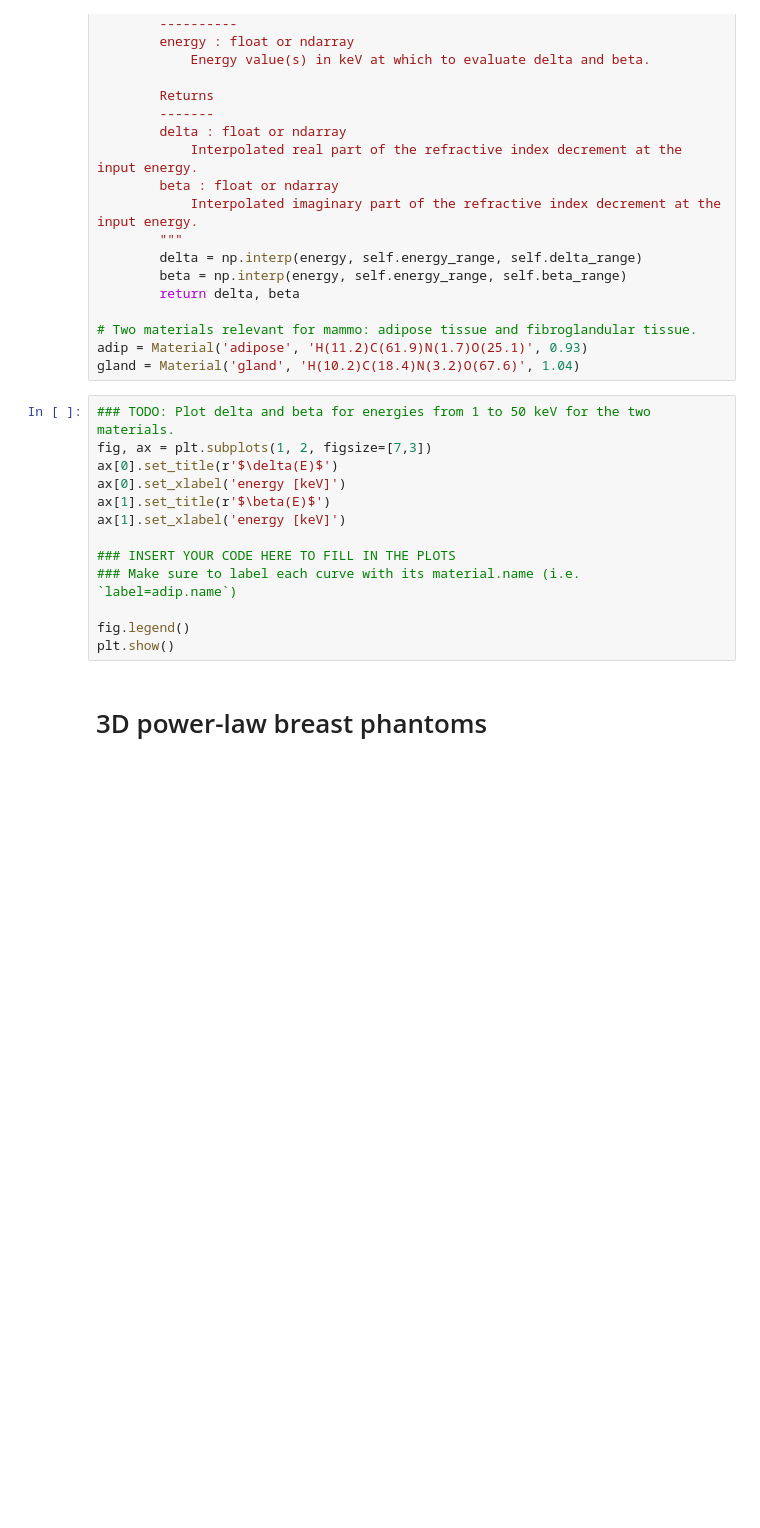
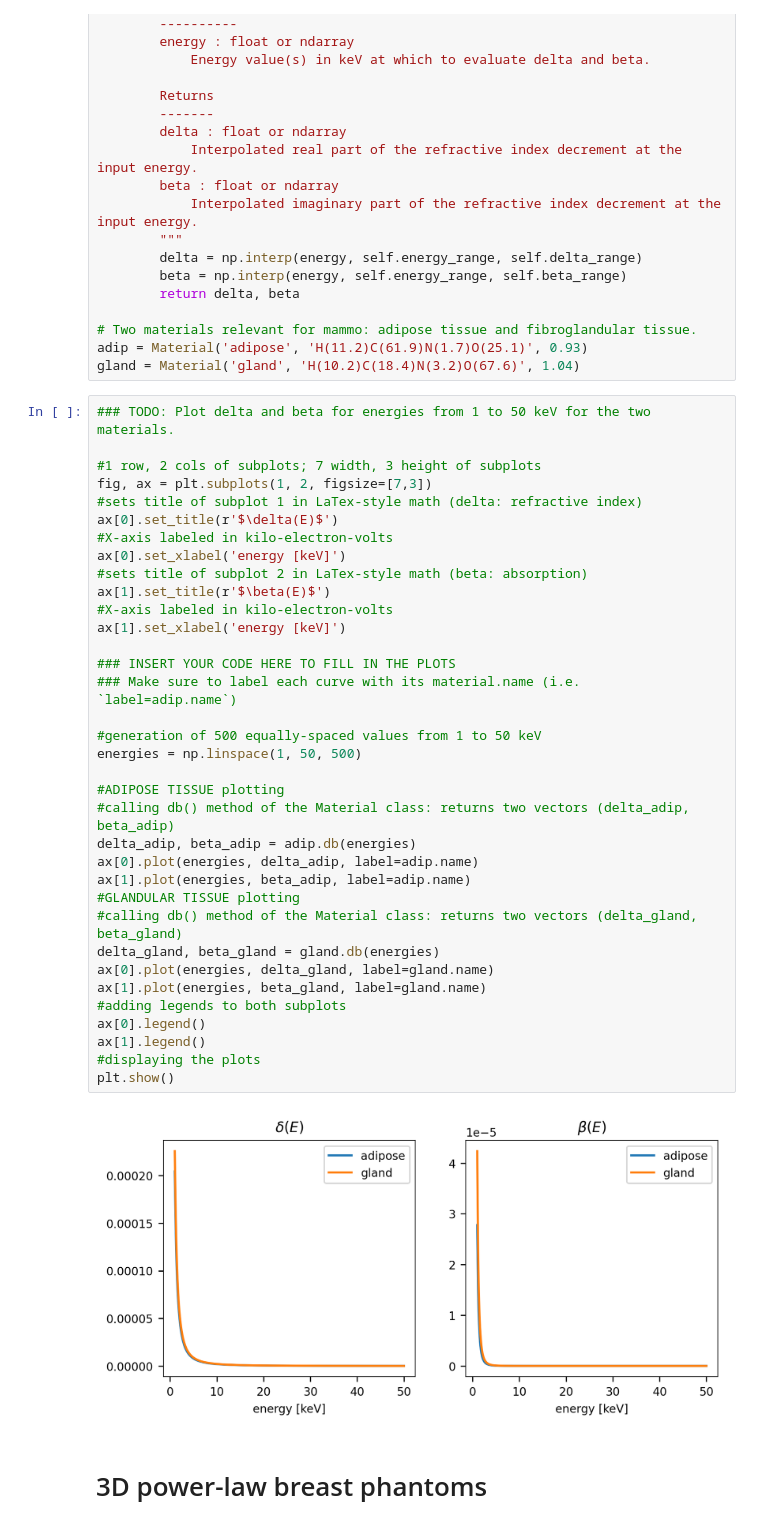
Before and after one commit to gjadick/xpc-mammo, a Jupyter notebook: phantom.ipynb, the cells around one changed output. Cells and saved outputs as stored; diff of their text form; blank space fills up the shorter version.

```diff
--- a/phantom.ipynb
+++ b/phantom.ipynb
@@ -76,17 +76,41 @@ adip = Material('adipose', 'H(11.2)C(61.9)N(1.7)O(25.1)', 0.93)
 gland = Material('gland', 'H(10.2)C(18.4)N(3.2)O(67.6)', 1.04)
 # %%
 ### TODO: Plot delta and beta for energies from 1 to 50 keV for the two materials.
+
+#1 row, 2 cols of subplots; 7 width, 3 height of subplots
 fig, ax = plt.subplots(1, 2, figsize=[7,3])
+#sets title of subplot 1 in LaTex-style math (delta: refractive index)
 ax[0].set_title(r'$\delta(E)$')
+#X-axis labeled in kilo-electron-volts
 ax[0].set_xlabel('energy [keV]')
+#sets title of subplot 2 in LaTex-style math (beta: absorption)
 ax[1].set_title(r'$\beta(E)$')
+#X-axis labeled in kilo-electron-volts
 ax[1].set_xlabel('energy [keV]')
 
 ### INSERT YOUR CODE HERE TO FILL IN THE PLOTS
 ### Make sure to label each curve with its material.name (i.e. `label=adip.name`)
 
-fig.legend()
+#generation of 500 equally-spaced values from 1 to 50 keV
+energies = np.linspace(1, 50, 500)
+
+#ADIPOSE TISSUE plotting
+#calling db() method of the Material class: returns two vectors (delta_adip, beta_adip)
+delta_adip, beta_adip = adip.db(energies)
+ax[0].plot(energies, delta_adip, label=adip.name)
+ax[1].plot(energies, beta_adip, label=adip.name)
+#GLANDULAR TISSUE plotting
+#calling db() method of the Material class: returns two vectors (delta_gland, beta_gland)
+delta_gland, beta_gland = gland.db(energies)
+ax[0].plot(energies, delta_gland, label=gland.name)
+ax[1].plot(energies, beta_gland, label=gland.name)
+#adding legends to both subplots
+ax[0].legend()
+ax[1].legend()
+#displaying the plots
 plt.show()
+# %% [output]
+[figure, added]
 # %% [markdown]
 # 3D power-law breast phantoms
 # %% [markdown]
```
Also changed, not shown: parts of 6 cells of this notebook, 1 other file.
